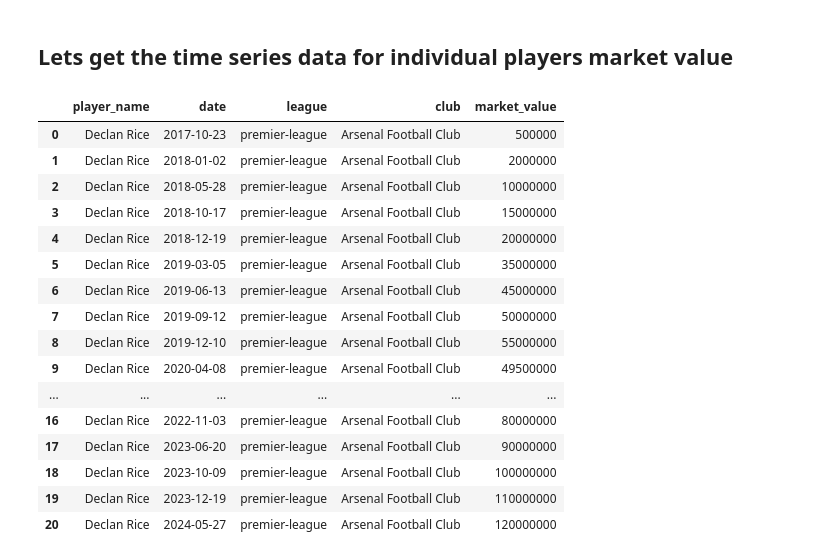
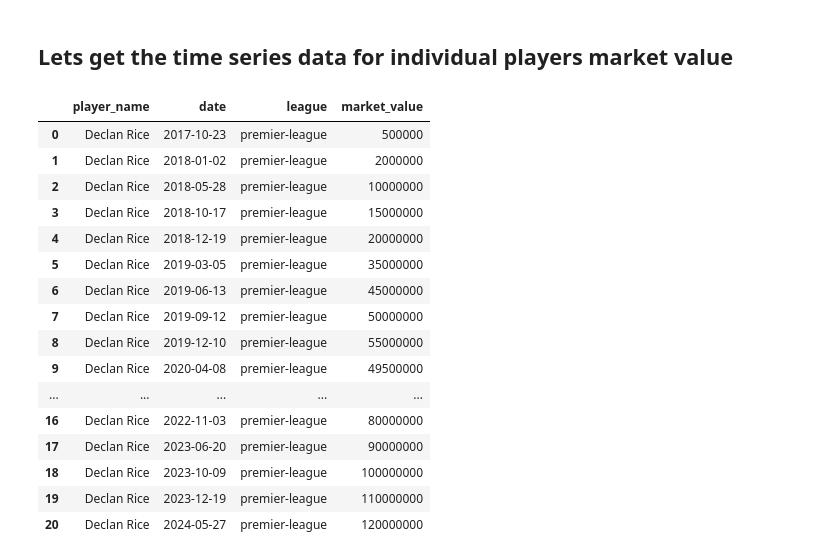
Before and after one commit to shadtome/Score-data, a Jupyter notebook: data_explore/transfer_market_examples.ipynb, the cells around one changed output. Cells and saved outputs as stored; diff of their text form; code cells hidden in the pictures.

Commit message:
Time series data for players

```diff
--- a/data_explore/transfer_market_examples.ipynb
+++ b/data_explore/transfer_market_examples.ipynb
@@ -283,36 +283,35 @@ plt.show()
 # %%
 con = sql.connect(path)
 
 player_value_time_series = pd.read_sql("""SELECT players.name AS player_name,
                                        player_value.date AS date,
                                        competitions.name AS league,
-                                       clubs.name AS club,
                                        player_value.market_value_in_eur AS market_value
                                        FROM players
                                        JOIN player_valuations AS player_value ON player_value.player_id = players.player_id
                                        JOIN clubs ON clubs.club_id = player_value.current_club_id
                                        JOIN competitions ON competitions.competition_id = clubs.domestic_competition_id
                                        WHERE player_name = 'Declan Rice'
                                        GROUP BY date
-                                       ORDER BY date;""",con)
+                                       ORDER BY date""",con)
 
 con.close()
 player_value_time_series
 # %% [output]
-|  | player_name | date | league | club | market_value |
-| 0 | Declan Rice | 2017-10-23 | premier-league | Arsenal Football Club | 500000 |
-| 1 | Declan Rice | 2018-01-02 | premier-league | Arsenal Football Club | 2000000 |
-| 2 | Declan Rice | 2018-05-28 | premier-league | Arsenal Football Club | 10000000 |
-| 3 | Declan Rice | 2018-10-17 | premier-league | Arsenal Football Club | 15000000 |
-| 4 | Declan Rice | 2018-12-19 | premier-league | Arsenal Football Club | 20000000 |
-| 5 | Declan Rice | 2019-03-05 | premier-league | Arsenal Football Club | 35000000 |
-| 6 | Declan Rice | 2019-06-13 | premier-league | Arsenal Football Club | 45000000 |
-| 7 | Declan Rice | 2019-09-12 | premier-league | Arsenal Football Club | 50000000 |
-| 8 | Declan Rice | 2019-12-10 | premier-league | Arsenal Football Club | 55000000 |
-| 9 | Declan Rice | 2020-04-08 | premier-league | Arsenal Football Club | 49500000 |
-| ... | ... | ... | ... | ... | ... |
-| 16 | Declan Rice | 2022-11-03 | premier-league | Arsenal Football Club | 80000000 |
-| 17 | Declan Rice | 2023-06-20 | premier-league | Arsenal Football Club | 90000000 |
-| 18 | Declan Rice | 2023-10-09 | premier-league | Arsenal Football Club | 100000000 |
-| 19 | Declan Rice | 2023-12-19 | premier-league | Arsenal Football Club | 110000000 |
-| 20 | Declan Rice | 2024-05-27 | premier-league | Arsenal Football Club | 120000000 |
+|  | player_name | date | league | market_value |
+| 0 | Declan Rice | 2017-10-23 | premier-league | 500000 |
+| 1 | Declan Rice | 2018-01-02 | premier-league | 2000000 |
+| 2 | Declan Rice | 2018-05-28 | premier-league | 10000000 |
+| 3 | Declan Rice | 2018-10-17 | premier-league | 15000000 |
+| 4 | Declan Rice | 2018-12-19 | premier-league | 20000000 |
+| 5 | Declan Rice | 2019-03-05 | premier-league | 35000000 |
+| 6 | Declan Rice | 2019-06-13 | premier-league | 45000000 |
+| 7 | Declan Rice | 2019-09-12 | premier-league | 50000000 |
+| 8 | Declan Rice | 2019-12-10 | premier-league | 55000000 |
+| 9 | Declan Rice | 2020-04-08 | premier-league | 49500000 |
+| ... | ... | ... | ... | ... |
+| 16 | Declan Rice | 2022-11-03 | premier-league | 80000000 |
+| 17 | Declan Rice | 2023-06-20 | premier-league | 90000000 |
+| 18 | Declan Rice | 2023-10-09 | premier-league | 100000000 |
+| 19 | Declan Rice | 2023-12-19 | premier-league | 110000000 |
+| 20 | Declan Rice | 2024-05-27 | premier-league | 120000000 |
```
